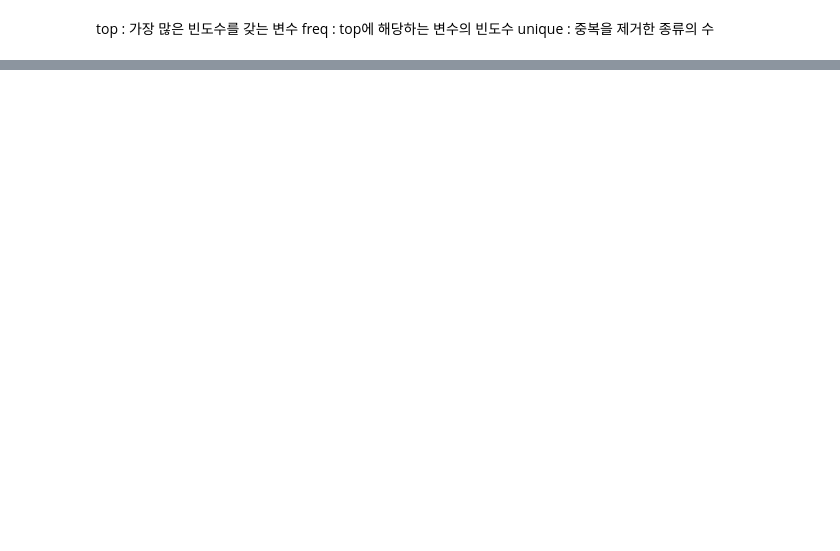
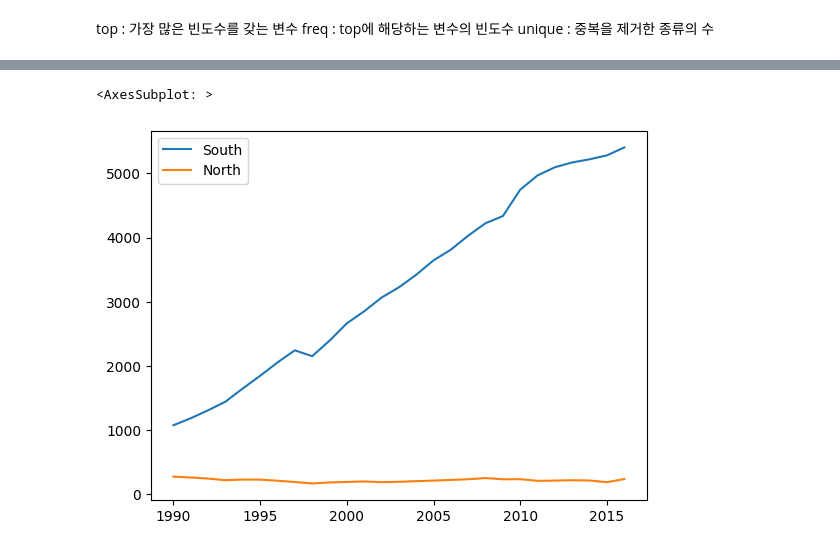
Before and after one commit to LeeHosik/Python-Study, a Jupyter notebook: DataAnalysis/Note/04. Data 살펴보기.ipynb, the cells around one changed output, grey strips where cells are left out. Saved outputs shown, nothing was run; the diff lists cells and outputs as text; code cells hidden in the pictures; blank space fills up the shorter version.

```diff
--- a/DataAnalysis/Note/04. Data 살펴보기.ipynb
+++ b/DataAnalysis/Note/04. Data 살펴보기.ipynb
@@ -125,0 +254,6 @@ unique : 중복을 제거한 종류의 수
+# %%
+# 남한, 북한 발전량 합계 데이터만 추출하여 df_ns 로 만들기
+# df_ns의 행 index를 South 와 North로 변경하기
+df_ns = data.iloc[[0,5],2:]
+df_ns.index = ['South','North']
+df_ns
@@ -125,0 +286,6 @@ unique : 중복을 제거한 종류의 수
+# %%
+# 죄다 object네
+# object -> int로 변환
+
+df_ns = df_ns.astype('int')
+df_ns.info()
@@ -125,0 +333,5 @@ unique : 중복을 제거한 종류의 수
+# %%
+# 일단 column을 int 로 바꿔보자
+
+df_ns.columns = df_ns.columns.astype('int')
+df_ns.columns
@@ -125,0 +349,4 @@ unique : 중복을 제거한 종류의 수
+# %%
+# ? Column으로 하는게 문제가아니였네
+
+tdf_ns = df_ns.T
@@ -125,0 +375,5 @@ unique : 중복을 제거한 종류의 수
+# %%
+tdf_ns.plot()
+# %% [output]
+<AxesSubplot: >
+[figure, added]
```
Also changed, not shown: parts of 30 cells of this notebook, 2 other files.
